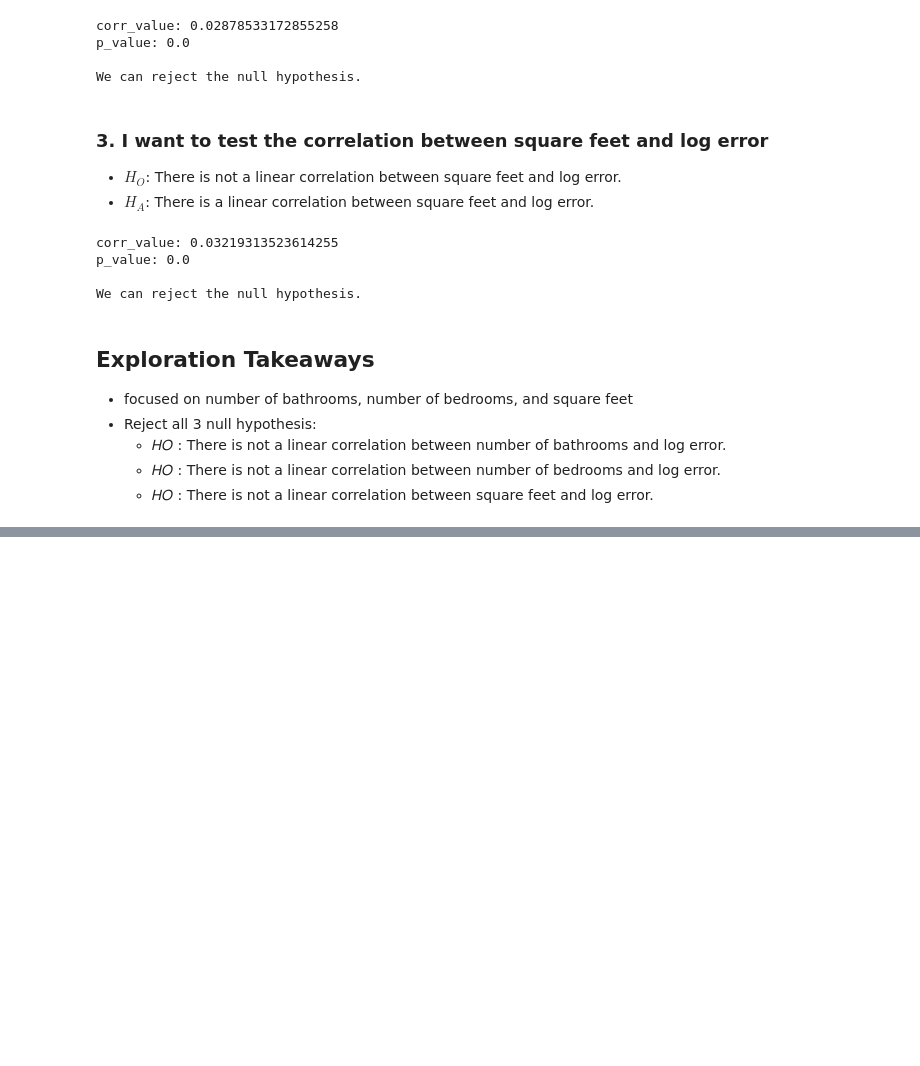
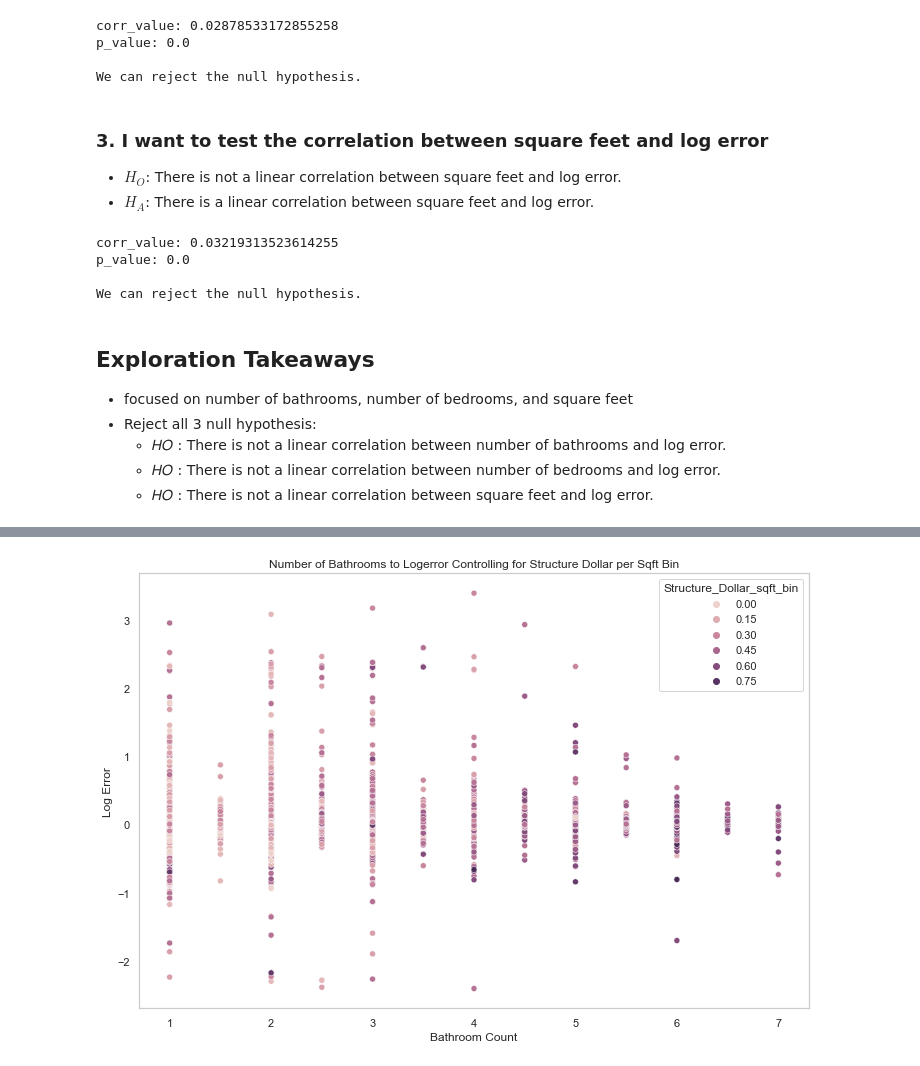
Before and after one commit to jamesallen0351/clustering-project, a Jupyter notebook: zillow_notebook.ipynb, the cells around one changed output, grey strips where cells are left out. Saved outputs shown, nothing was run; the diff lists cells and outputs as text; code cells hidden in the pictures; blank space fills up the shorter version.

```diff
--- a/zillow_notebook.ipynb
+++ b/zillow_notebook.ipynb
@@ -409,0 +431,10 @@ wrangle_zillow.create_scatter_plot('longitude','latitude',train,kmeans, X_scaled
+# %%
+plt.figure(figsize=(12,8))
+sns.scatterplot(x='bathroomcnt', y=y_train.logerror, data= train, hue= 'structure_dollar_sqft_bin')
+plt.xlabel('Bathroom Count')
+plt.ylabel('Log Error')
+plt.legend(title='Structure_Dollar_sqft_bin')
+plt.title('Number of Bathrooms to Logerror Controlling for Structure Dollar per Sqft Bin')
+plt.show()
+# %% [output]
+[figure, added]
```
Also changed, not shown: parts of 7 cells of this notebook, 1 other file.
